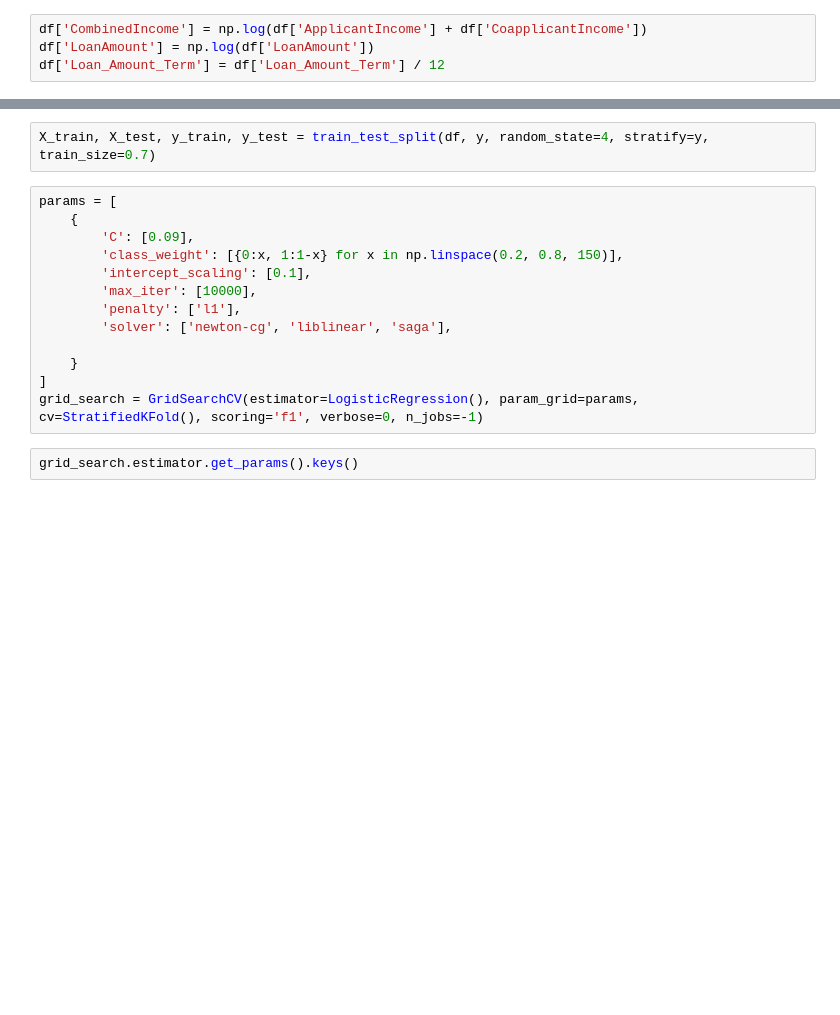
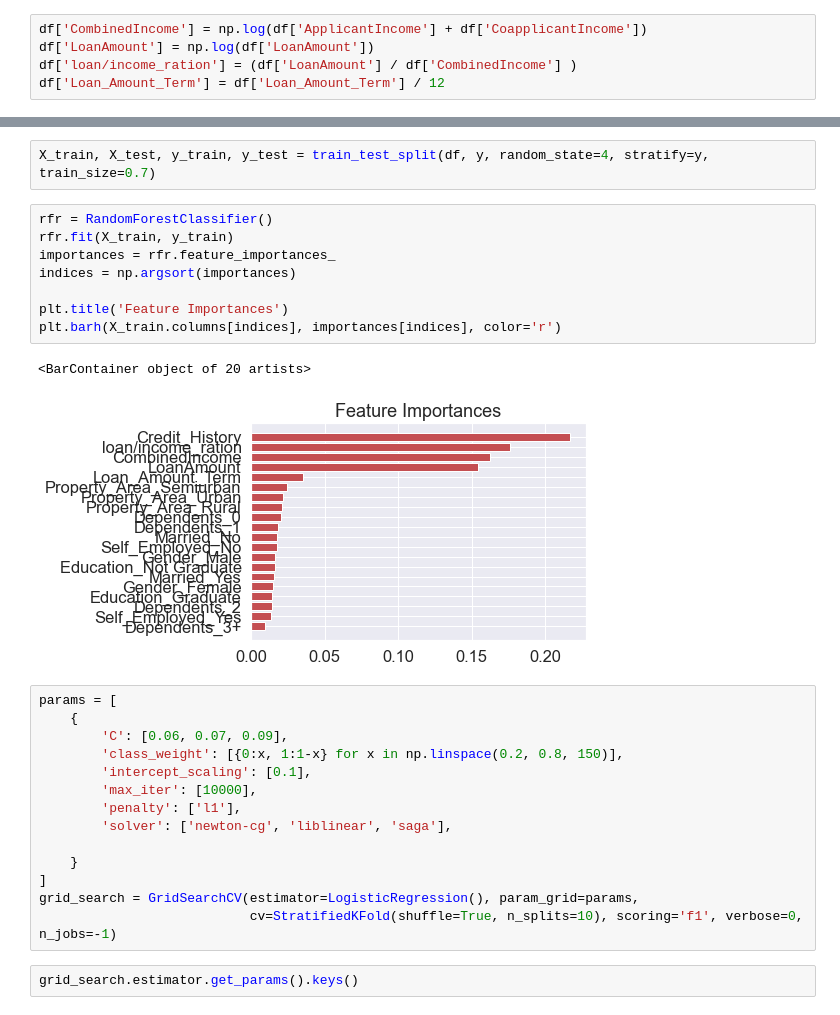
Before and after one commit to georgi3/loan_predictions, a Jupyter notebook: modeling.ipynb, the cells around one changed output, grey strips where cells are left out. Cells and saved outputs as stored; diff of their text form; blank space fills up the shorter version.

```diff
--- a/modeling.ipynb
+++ b/modeling.ipynb
@@ -85,4 +96,5 @@ df = pd.DataFrame(knn.fit_transform(df), columns=df.columns)
 # %%
 df['CombinedIncome'] = np.log(df['ApplicantIncome'] + df['CoapplicantIncome'])
 df['LoanAmount'] = np.log(df['LoanAmount'])
+df['loan/income_ration'] = (df['LoanAmount'] / df['CombinedIncome'] )
 df['Loan_Amount_Term'] = df['Loan_Amount_Term'] / 12
@@ -93,10 +109,21 @@ y = df['Loan_Status_Y']
 df = df.drop(['Loan_Status_Y', 'Loan_Status_N'], axis=1)
 # %%
 X_train, X_test, y_train, y_test = train_test_split(df, y, random_state=4, stratify=y, train_size=0.7)
+# %%
+rfr = RandomForestClassifier()
+rfr.fit(X_train, y_train)
+importances = rfr.feature_importances_
+indices = np.argsort(importances)
+
+plt.title('Feature Importances')
+plt.barh(X_train.columns[indices], importances[indices], color='r')
+# %% [output]
+<BarContainer object of 20 artists>
+[figure, added]
 # %%
 params = [
     {
-        'C': [0.09],
+        'C': [0.06, 0.07, 0.09],
         'class_weight': [{0:x, 1:1-x} for x in np.linspace(0.2, 0.8, 150)],
         'intercept_scaling': [0.1],
         'max_iter': [10000],
@@ -105,7 +132,8 @@ params = [
 
     }
 ]
-grid_search = GridSearchCV(estimator=LogisticRegression(), param_grid=params, cv=StratifiedKFold(), scoring='f1', verbose=0, n_jobs=-1)
+grid_search = GridSearchCV(estimator=LogisticRegression(), param_grid=params,
+                           cv=StratifiedKFold(shuffle=True, n_splits=10), scoring='f1', verbose=0, n_jobs=-1)
 # %%
 grid_search.estimator.get_params().keys()
 # %% [output]
```
Also changed, not shown: parts of 36 cells of this notebook.
